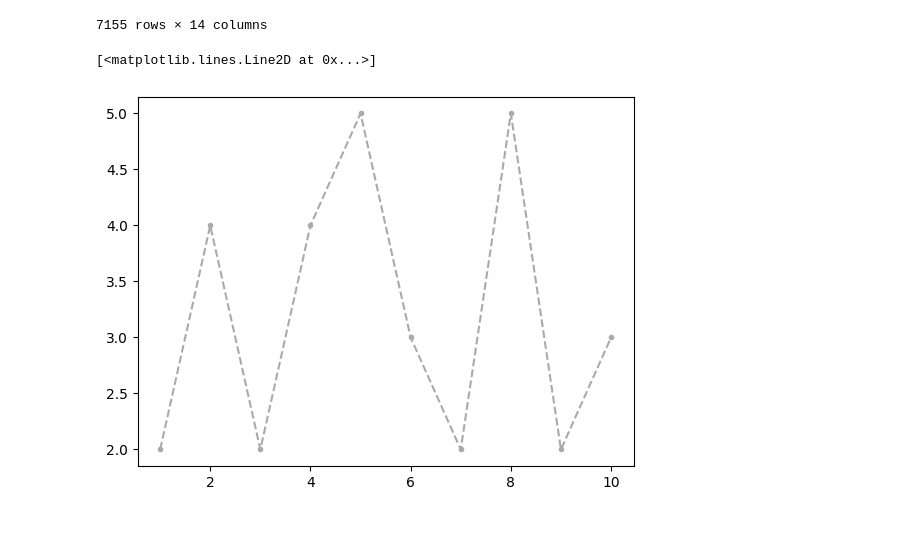
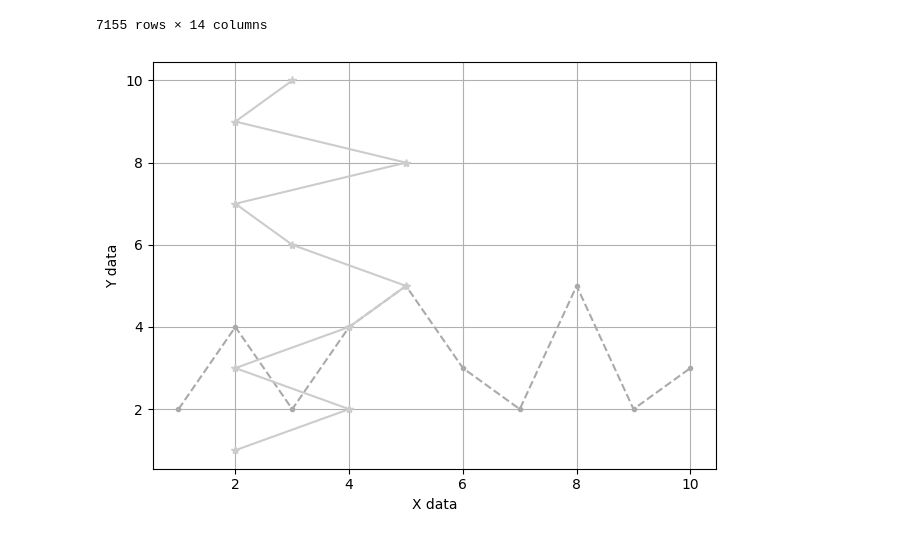
Before and after one commit to Sanj-bot/JourneyIntoTheWorldOfPython, a Jupyter notebook: Frameworks/MathPlotLib/PracticeMatplotLib.ipynb, the cells around one changed output. Saved outputs shown, nothing was run; the diff lists cells and outputs as text; code cells hidden in the pictures.

```diff
--- a/Frameworks/MathPlotLib/PracticeMatplotLib.ipynb
+++ b/Frameworks/MathPlotLib/PracticeMatplotLib.ipynb
@@ -25,6 +25,12 @@ x=[1,2,3,4,5,6,7,8,9,10]
 y=[2,4,2,4,5,3,2,5,2,3]
 # %%
 plt.plot(x,y,color='#aaaaaa',linestyle='--',marker='.', label='Random data')
+plt.plot(y,x,color='#cccccc',linestyle='-', marker='*',label='Inverse data')
+
+plt.xlabel('X data')
+plt.ylabel('Y data')
+plt.grid(True)
+plt.tight_layout()
+plt.show()
 # %% [output]
-[<matplotlib.lines.Line2D at 0x...>]
-[figure, old version]
+[figure, new version]
```
